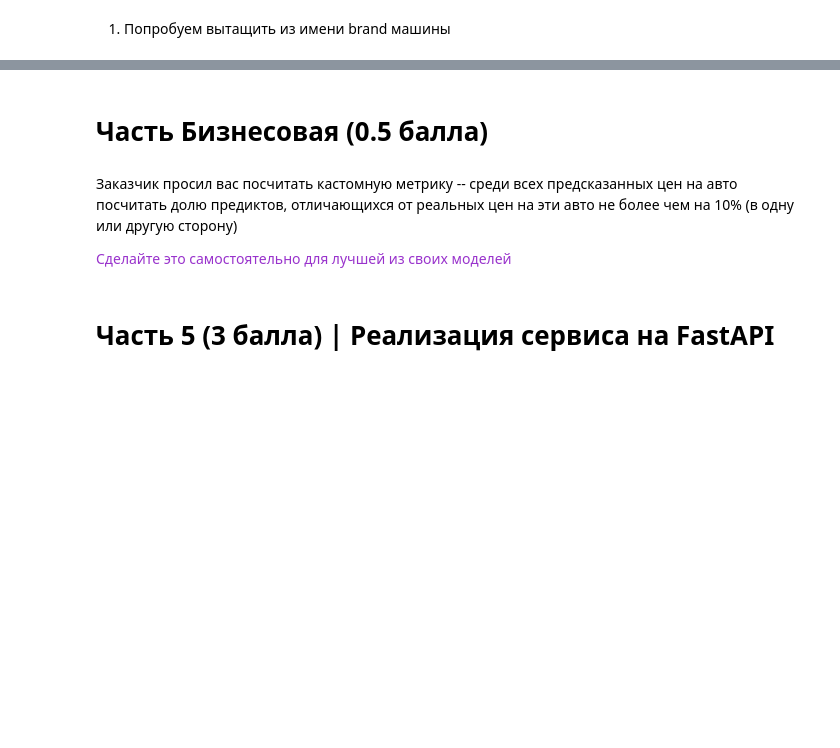
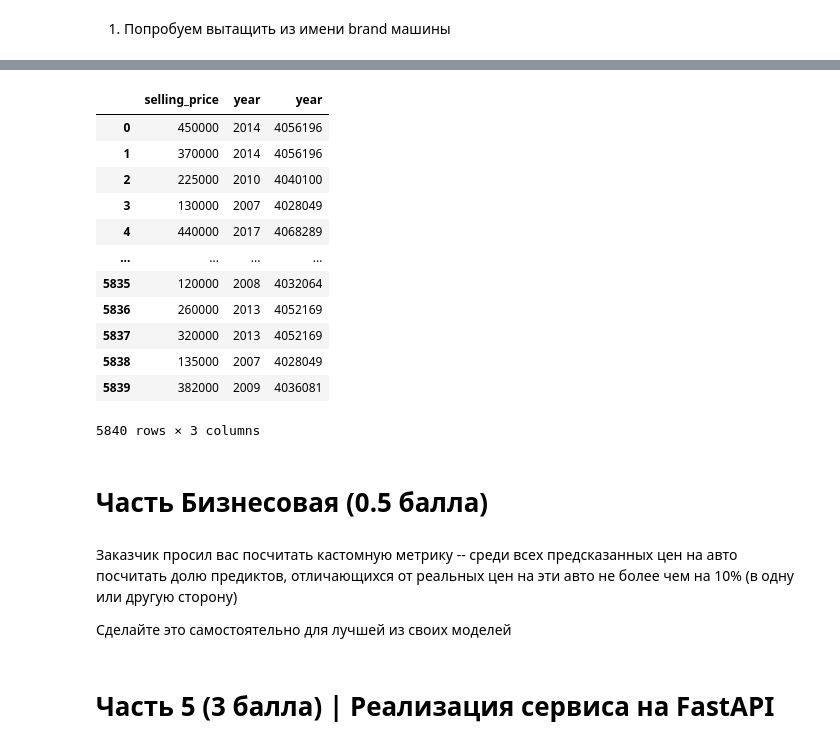
Before and after one commit to Kulikov17/MLDS_ML, a Jupyter notebook: HW1/HW1_Regression_with_inference.ipynb, the cells around one changed output, grey strips where cells are left out. Cells and saved outputs as stored; diff of their text form; code cells hidden in the pictures; blank space fills up the shorter version.

```diff
--- a/HW1/HW1_Regression_with_inference.ipynb
+++ b/HW1/HW1_Regression_with_inference.ipynb
@@ -1078,6 +1148,22 @@ Name: name, Length: 5840, dtype: object
+# %%
+pd.concat([df_train[['selling_price', 'year']], df_train['year'].apply(lambda x: x * x)], axis=1)
+# %% [output]
+|  | selling_price | year | year |
+| 0 | 450000 | 2014 | 4056196 |
+| 1 | 370000 | 2014 | 4056196 |
+| 2 | 225000 | 2010 | 4040100 |
+| 3 | 130000 | 2007 | 4028049 |
+| 4 | 440000 | 2017 | 4068289 |
+| ... | ... | ... | ... |
+| 5835 | 120000 | 2008 | 4032064 |
+| 5836 | 260000 | 2013 | 4052169 |
+| 5837 | 320000 | 2013 | 4052169 |
+| 5838 | 135000 | 2007 | 4028049 |
+| 5839 | 382000 | 2009 | 4036081 |
+5840 rows × 3 columns
 # %% [markdown]
 # Часть Бизнесовая (0.5 балла)
 # %% [markdown]
 Заказчик просил вас посчитать кастомную метрику -- среди всех предсказанных цен на авто посчитать долю предиктов, отличающихся от реальных цен на эти авто не более чем на 10% (в одну или другую сторону)
 
-<font color='#9933CC'>Сделайте это самостоятельно для лучшей из своих моделей</font>
+Сделайте это самостоятельно для лучшей из своих моделей
```
Also changed, not shown: parts of 64 cells of this notebook.
